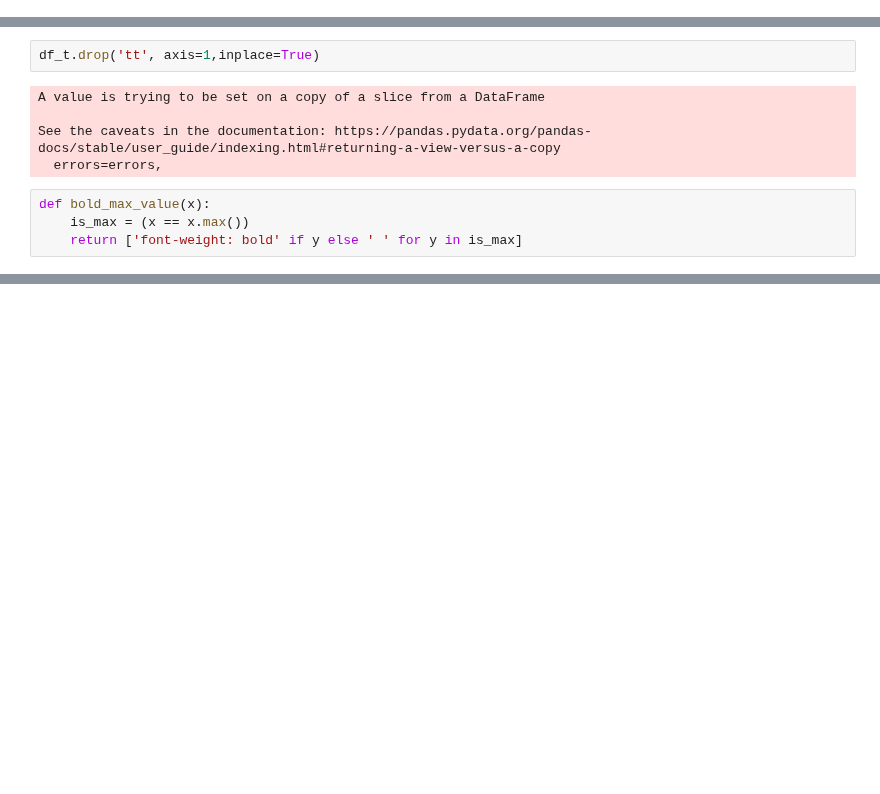
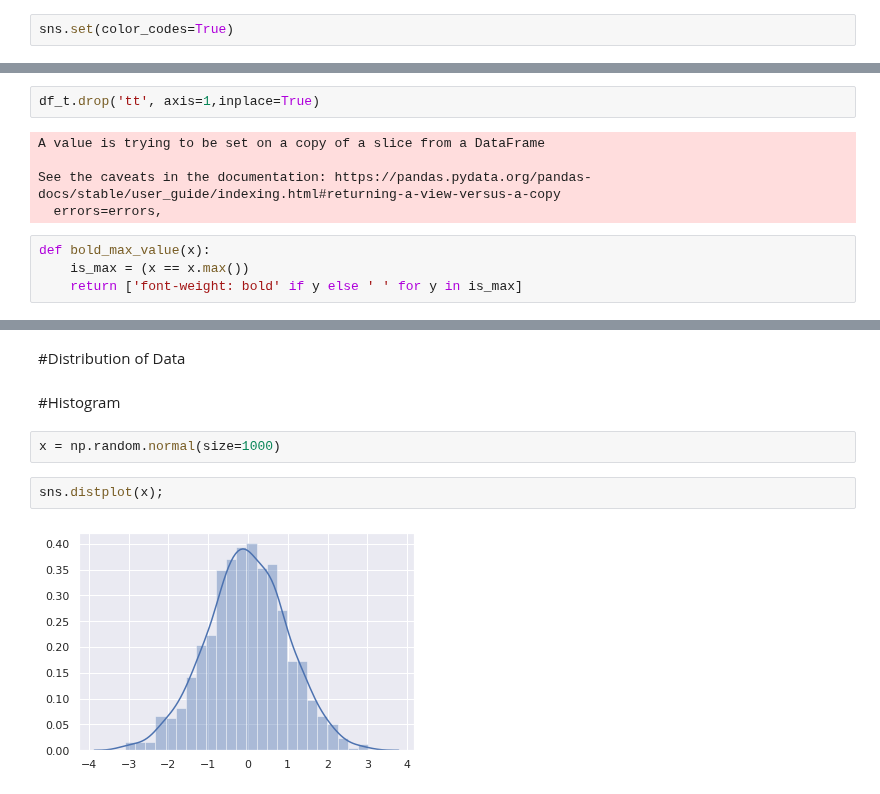
Before and after one commit to ajayks1974/learn_tools_tech, a Jupyter notebook: fds/fds_wk11_visualization_1.ipynb, the cells around one changed output, grey strips where cells are left out. Cells and saved outputs as stored; diff of their text form; blank space fills up the shorter version.

```diff
--- a/fds/fds_wk11_visualization_1.ipynb
+++ b/fds/fds_wk11_visualization_1.ipynb
@@ -9,3 +9,5 @@ import seaborn as sns
+# %%
+sns.set(color_codes=True)
 # %% [markdown]
 #Tabulation
 # %%
@@ -195,0 +290,10 @@ df_t[['mh', 'dl', 'tn']].style.bar(subset = ['mh'], color = 'red').bar(subset =
+# %% [markdown]
+#Distribution of Data
+# %% [markdown]
+#Histogram
+# %%
+x = np.random.normal(size=1000)
+# %%
+sns.distplot(x);
+# %% [output]
+[figure, added]
```
Also changed, not shown: parts of 35 cells of this notebook.
